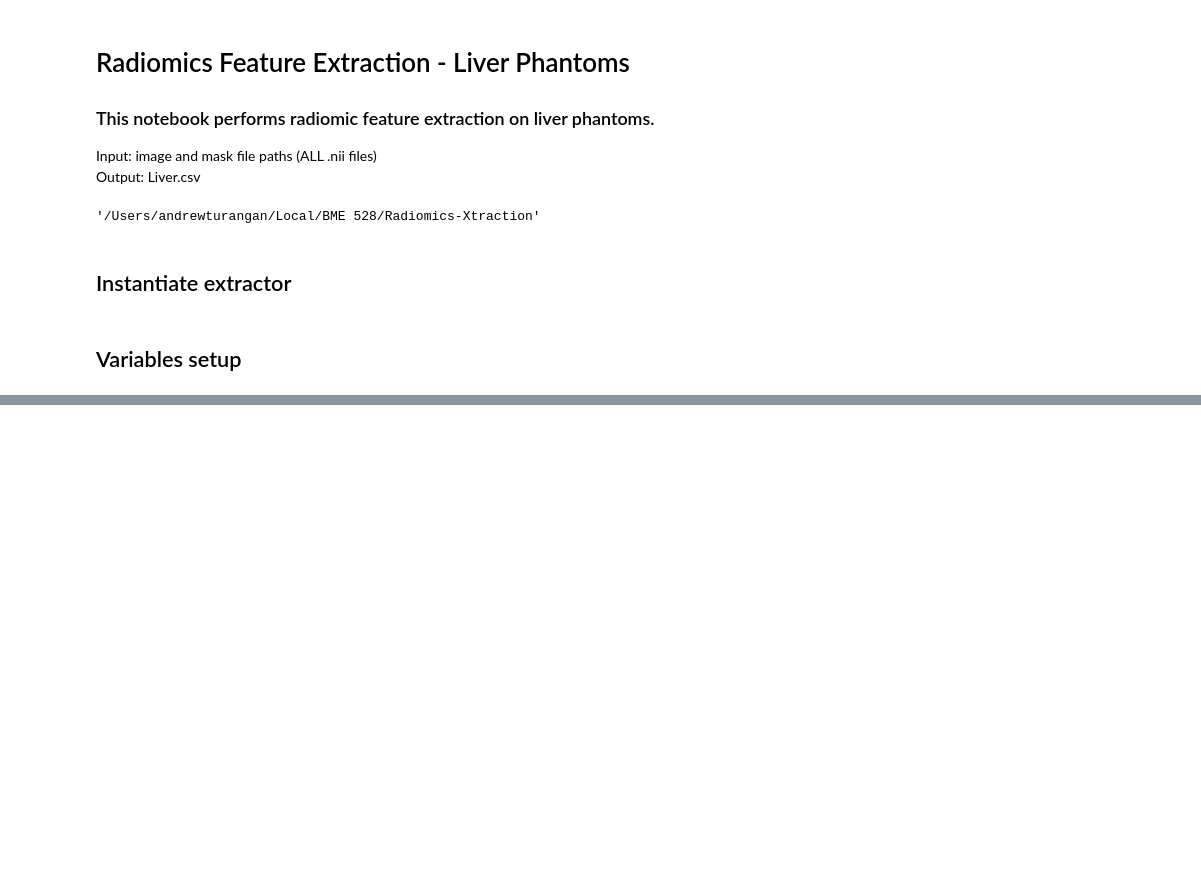
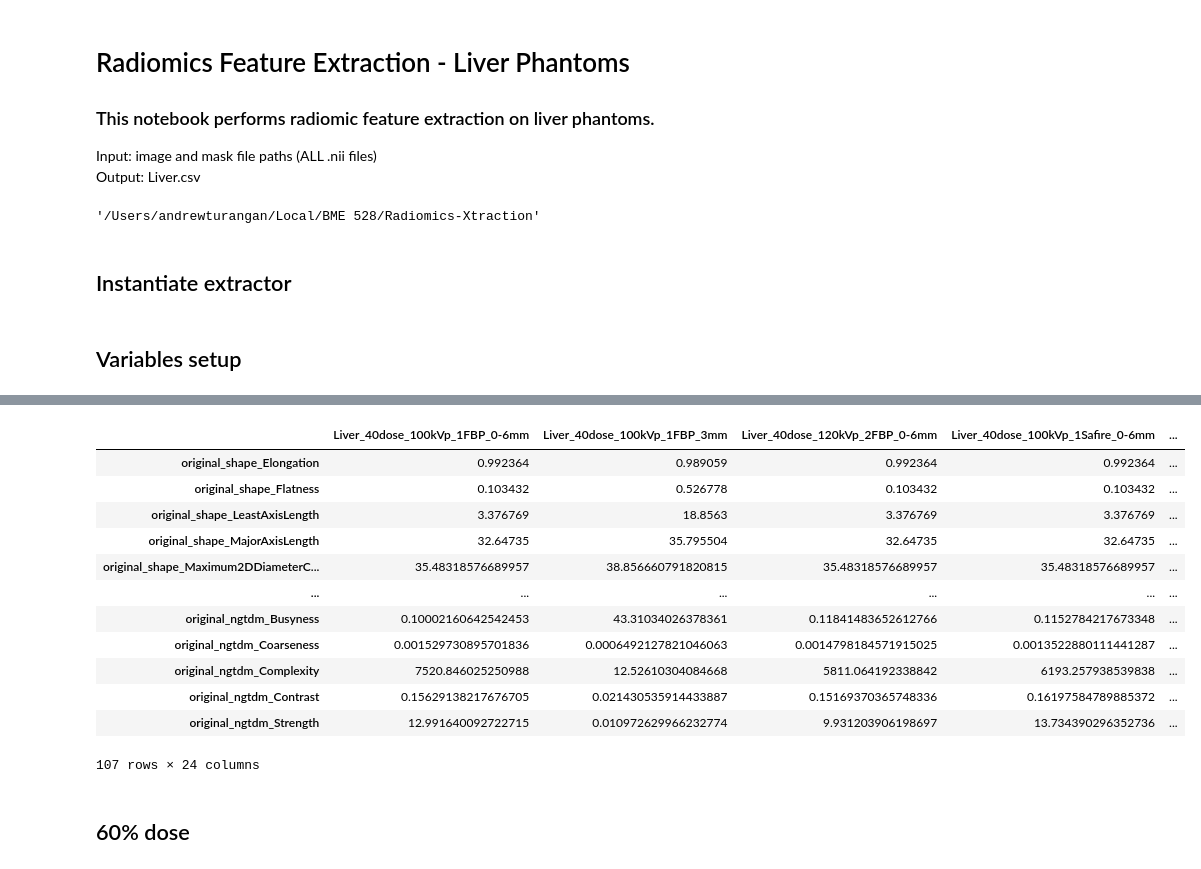
Before and after one commit to Dark-eXe/Radiomics-Xtraction, a Jupyter notebook: Xtraction_Liver.ipynb, the cells around one changed output, grey strips where cells are left out. Drawn from its saved outputs; the diff is of its cells as text; code cells hidden in the pictures; blank space fills up the shorter version.

Commit message:
Liver_40dose extraction completed

```diff
--- a/Xtraction_Liver.ipynb
+++ b/Xtraction_Liver.ipynb
@@ -80,0 +49,32 @@ masks
+# %%
+firstIteration = True
+for img in liver_images:
+
+    # specify image path
+    imagePath = path + '/Images/Liver/Liver_40dose/' + img
+
+    # specify mask path
+    msk = img[0:6] + img[13:] # removes '40dose_'
+    maskPath = path + '/Liver_masks/' + msk
+
+    # status
+    print('Processing...\timg\t\t\t\t\tmsk')
+    print('\t\t' + img + '\t' + msk)
+    print()
+
+    # feature extraction
+    result = extractor.execute(imagePath, maskPath)
+
+    if firstIteration:
+        features = list(result.keys())[22:] # '0:21' diagnostic features, '22:' radiomic features
+        firstIteration = False
+
+    feature_space_element = {}
+    for key, value in six.iteritems(result):
+        if key in features:
+            feature_space_element[key] = value
+    feature_space[img[:-4]] = feature_space_element # 'img[:-4]' removes '.nii'
+
+    # break # comment for 1 iteration (debugging)
+
+print('\nExtraction complete!')
@@ -80,0 +101,19 @@ masks
+# %%
+df_40dose = pd.DataFrame.from_dict(feature_space)
+df_40dose
+# %% [output]
+|  | Liver_40dose_100kVp_1FBP_0-6mm | Liver_40dose_100kVp_1FBP_3mm | Liver_40dose_120kVp_2FBP_0-6mm | Liver_40dose_100kVp_1Safire_0-6mm | ... |
+| original_shape_Elongation | 0.992364 | 0.989059 | 0.992364 | 0.992364 | ... |
+| original_shape_Flatness | 0.103432 | 0.526778 | 0.103432 | 0.103432 | ... |
+| original_shape_LeastAxisLength | 3.376769 | 18.8563 | 3.376769 | 3.376769 | ... |
+| original_shape_MajorAxisLength | 32.64735 | 35.795504 | 32.64735 | 32.64735 | ... |
+| original_shape_Maximum2DDiameterC... | 35.48318576689957 | 38.856660791820815 | 35.48318576689957 | 35.48318576689957 | ... |
+| ... | ... | ... | ... | ... | ... |
+| original_ngtdm_Busyness | 0.10002160642542453 | 43.31034026378361 | 0.11841483652612766 | 0.1152784217673348 | ... |
+| original_ngtdm_Coarseness | 0.001529730895701836 | 0.0006492127821046063 | 0.0014798184571915025 | 0.0013522880111441287 | ... |
+| original_ngtdm_Complexity | 7520.846025250988 | 12.52610304084668 | 5811.064192338842 | 6193.257938539838 | ... |
+| original_ngtdm_Contrast | 0.15629138217676705 | 0.021430535914433887 | 0.15169370365748336 | 0.16197584789885372 | ... |
+| original_ngtdm_Strength | 12.991640092722715 | 0.010972629966232774 | 9.931203906198697 | 13.734390296352736 | ... |
+107 rows × 24 columns
+# %% [markdown]
+## 60% dose
```
Also changed, not shown: parts of 6 cells of this notebook.
